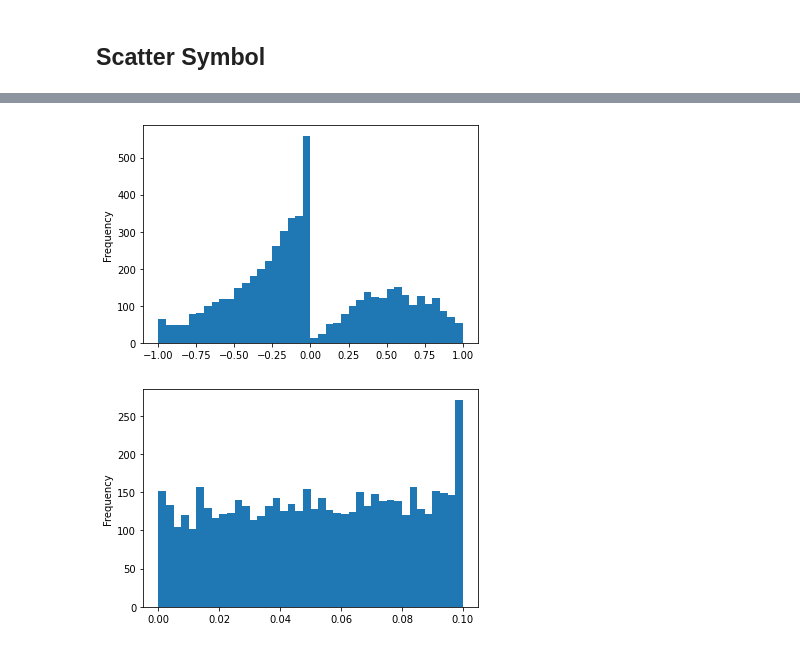
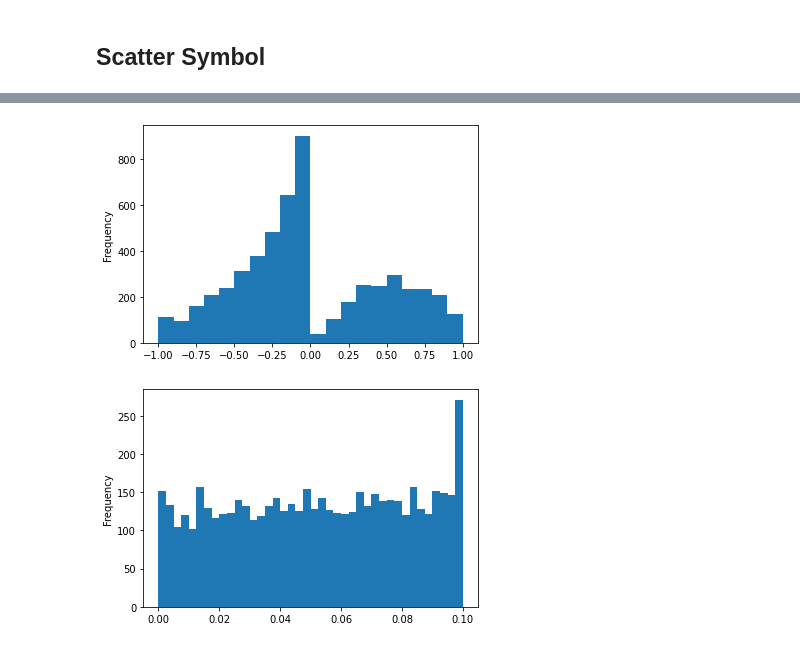
Before and after one commit to jrslagle/EVE-Triglavian-Invasions, a Jupyter notebook: EVE Stars & Incursions.ipynb, the cells around one changed output, grey strips where cells are left out. Drawn from its saved outputs; the diff is of its cells as text; code cells hidden in the pictures.

```diff
--- a/EVE Stars & Incursions.ipynb
+++ b/EVE Stars & Incursions.ipynb
@@ -682,0 +567,16 @@ FactionIDs
+# %%
+# Retrieve the Factions
+r = client.Universe.get_universe_factions().result()
+factions = pd.DataFrame({k : [i[k] for i in r] for k in r[0]})
+get_faction_name = dict(zip(factions.faction_id, factions.name))
+
+# This table of Faction IDs comes in handy
+print('\nFactionIDs')
+for (faction_id, name) in sorted(faction_name_from_id.items()):
+  print(faction_id,'=',name)
+
+# Dictionary comprehension from two columns in a result
+# result = client.Universe.get_universe_factions().result()
+# faction_name_from_id = {f.faction_id : f.name for f in result}
+
+factions
@@ -1613,0 +1577,8 @@ pd.read_csv(names=)
+# %%
+# Load and parse the list of invasions on kybernaut.space
+import json
+
+result = !curl https://kybernaut.space/invasions.json
+invasions = json.loads(result[0])
+invasions = pd.DataFrame(invasions)
+invasions
@@ -1613,0 +1599,5 @@ pd.read_csv(names=)
+# %%
+sub = invasions[['system_id', 'status']]
+sub[['solar_system_id', 'invasion_status']] = sub[['system_id', 'status']]
+star_data = star_data.merge(sub, how='left', on='solar_system_id')
+star_data
@@ -1670,0 +2082,4 @@ plt.show()
+# %%
+# Creating a rounded version of star security status, as it's seen in the game.
+star_data['security_round'] = star_data.security.to_numpy().round(decimals=1)
+print(star_data['security_round'].value_counts().sort_index())
@@ -1688,7 +2162,7 @@ eve_stars
 # %%
-eve_stars.security.plot.hist(bins=40);
+eve_stars.security.plot.hist(bins=20);
 # %% [output]
-[figure, old version]
+[figure, new version]
 # %%
 (eve_stars.security % 0.1).plot.hist(bins=40);
 # %% [output]
```
Also changed, not shown: parts of 84 cells of this notebook, 1 other file.
